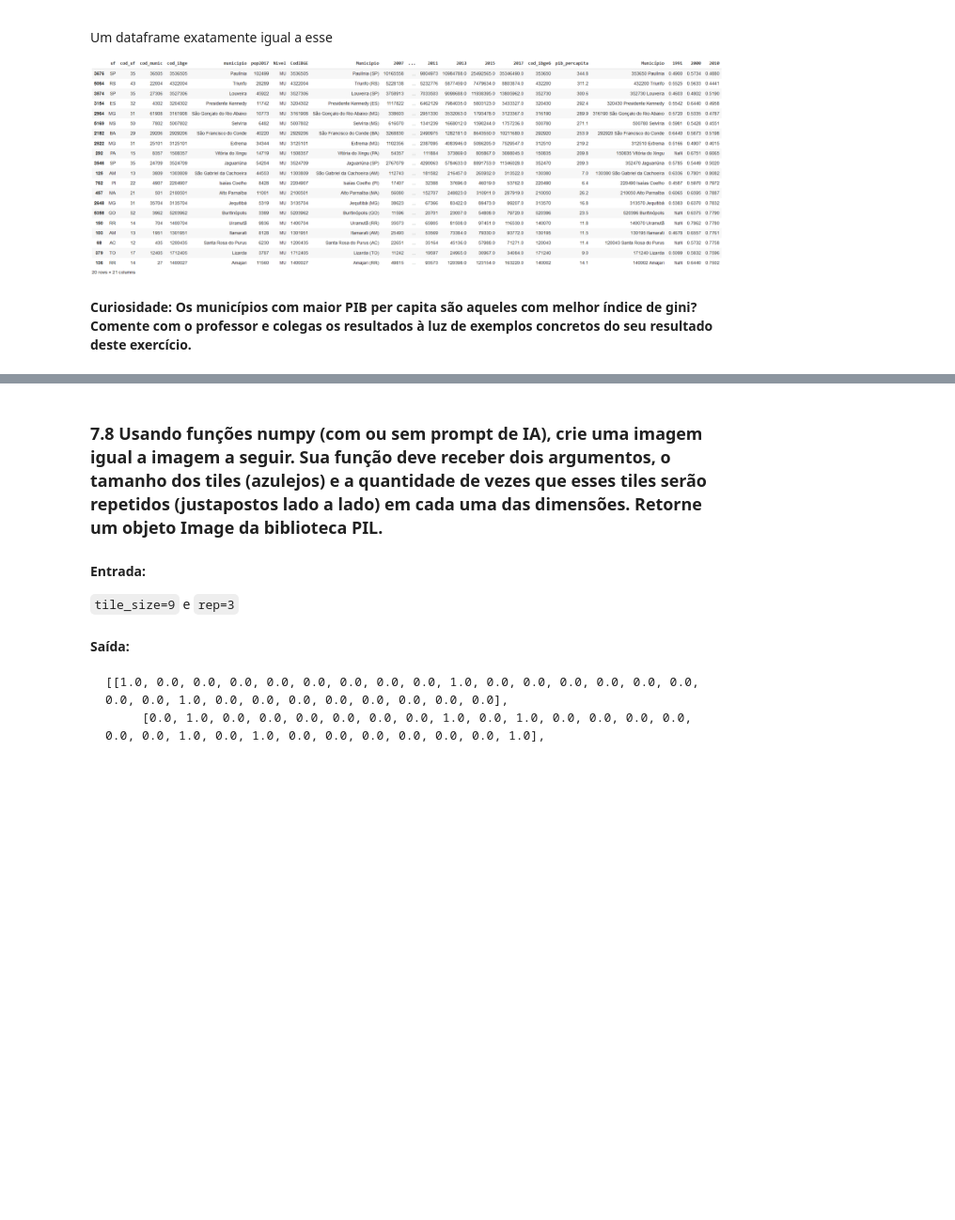
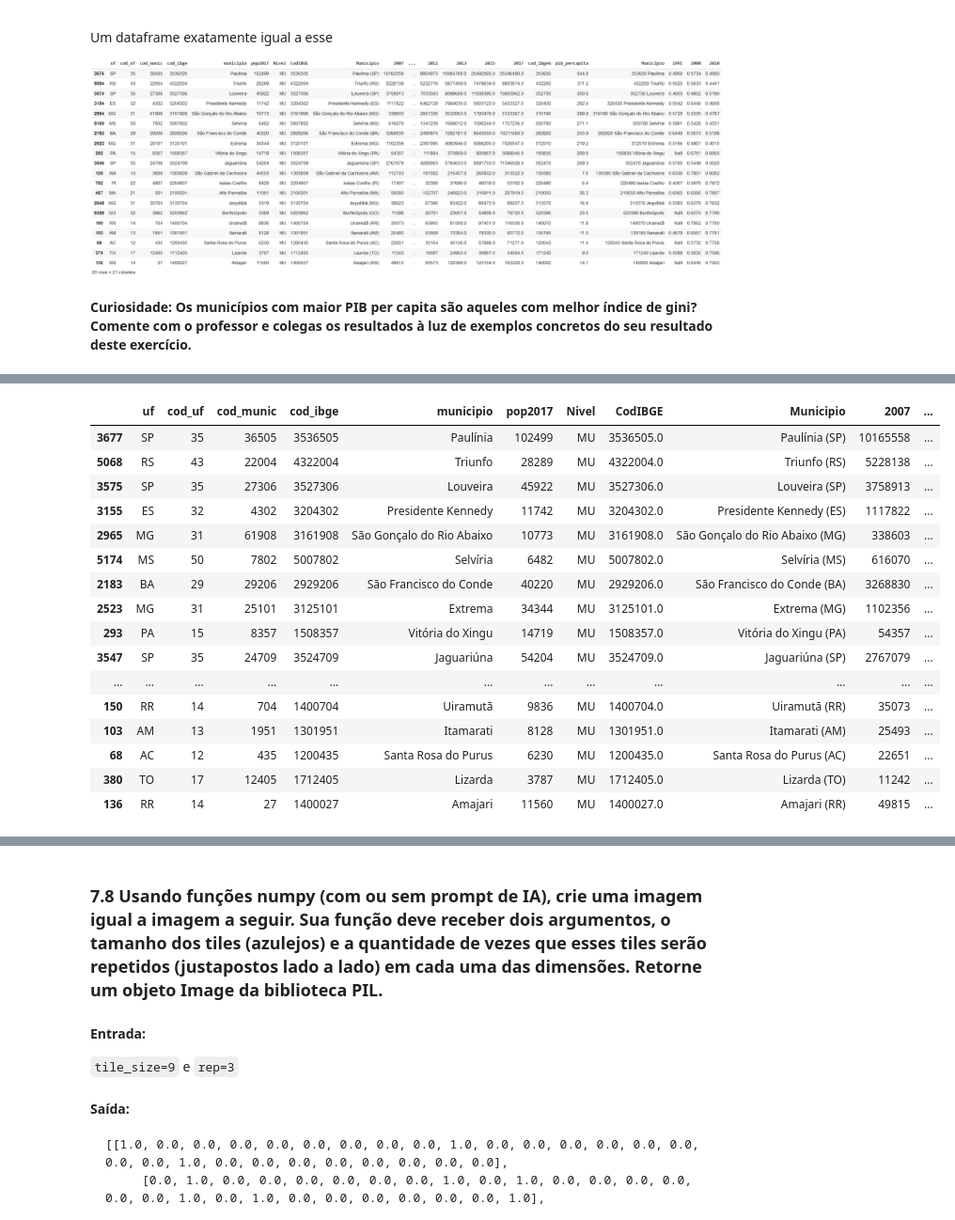
Before and after one commit to EdudardoM/skills-introduction-to-github, a Jupyter notebook: Exercicios/Aula7_Exercicio.ipynb, the cells around one changed output, grey strips where cells are left out. Shown at 94% size. Cells and saved outputs as stored; diff of their text form; code cells hidden in the pictures; blank space fills up the shorter version.

```diff
--- a/Exercicios/Aula7_Exercicio.ipynb
+++ b/Exercicios/Aula7_Exercicio.ipynb
@@ -239,3 +275,67 @@ Um dataframe exatamente igual a esse
 ![image.png](embedded-picture-1)
 
 #### Curiosidade: Os municípios com maior PIB per capita são aqueles com melhor índice de gini? Comente com o professor e colegas os resultados à luz de exemplos concretos do seu resultado deste exercício.
+# %%
+# prompt: Crie um códido (não é uma função) que leia três argumentos de entrada na forma de arquivos em urls:
+# O primeiro argumento: arquivo excel, deve ser lido na url 'https://github.com/alexlopespereira/mba_enap/raw/main/data/originais/pib/pib_municipios.xlsx',  sheet_name = 0, e ser atribuido a um dataframe de nome pib, a coluna CodIBGE deve ser string(dtype), excluir ultima linha (Fonte);
+# O segundo arquimento: arquivo excel, deve ser lido na url 'https://github.com/alexlopespereira/mba_enap/raw/refs/heads/main/data/originais/populacao/estimativa_dou_2017.xlsx,
+# sheet_name = 0, e ser atribuido a um dataframe de nome estima, a coluna cod_ibge deve ser string;
+# Terceiro argumento: arquivo csv deve ser lido na url
+# 'https://github.com/alexlopespereira/mba_enap/raw/refs/heads/main/data/originais/gini/ginibr.csv'
+# decodificação utf-8, transformar '-' e '...' em nan, separador ';', e ser atribuido ao um dataframe de nome gini, (skiprow=2) e (skipfooter=2)
+# No dataframe gini criar uma nova coluna chamada cod_ibge6 com os 6 primeiros digitos da coluna Município
+# No dataframe estima criar uma nova coluna chamada cod_ibge6 com os 6 primeiros digitos da coluna cod_ibge
+# No dataframe pib criar uma nova coluna chamada cod_ibge6 com os 6 primeiros digitos da coluna CodIBGE
+# Realizar o merge com os dataframes estima e pib na coluna cod_ìbge6, mantendo as colunas de estima a esquerda, chamar dataframe de dfm
+# Realizar o merge com os dataframes dfm e gini na coluna cod_ibge6, mantendo as colunas de dfm a esquerda, chamar dataframe de final
+# Mover a coluna cod_ibge6 no dataframe final para o lado direito da coluna "2017"
+# Criar coluna pib_percapita com os valores da divisão dos dados da coluna 2017 pelo dados da coluna pop2017
+# A coluna pib_percapita deve estar a direita da coluna cod_ibge6 e ser arredondada para uma casa decimal
+# Retornar um dataframe com os 10 municípios com maiores pib_percapita e os 10 municípios com maiores indices de gini em 2010
+
+!pip install openpyxl
+
+import pandas as pd
+import numpy as np
+
+# Leitura dos arquivos
+pib = pd.read_excel('https://github.com/alexlopespereira/mba_enap/raw/main/data/originais/pib/pib_municipios.xlsx', sheet_name=0)
+pib['CodIBGE'] = pib['CodIBGE'].astype(str)
+pib = pib[:-1]
+
+estima = pd.read_excel('https://github.com/alexlopespereira/mba_enap/raw/refs/heads/main/data/originais/populacao/estimativa_dou_2017.xlsx', sheet_name=0)
+estima['cod_ibge'] = estima['cod_ibge'].astype(str)
+
+gini = pd.read_csv('https://github.com/alexlopespereira/mba_enap/raw/refs/heads/main/data/originais/gini/ginibr.csv', encoding='utf-8', sep=';', skiprows=2, skipfooter=2, na_values=['-', '...'], engine='python')
+
+
+# Criação das colunas cod_ibge6
+pib['cod_ibge6'] = pib['CodIBGE'].str[:6]
+estima['cod_ibge6'] = estima['cod_ibge'].str[:6]
+gini['cod_ibge6'] = gini['Município'].str[:6]
+
+# Merge dos dataframes
+dfm = pd.merge(estima, pib, on='cod_ibge6', how='left')
+final = pd.merge(dfm, gini, on='cod_ibge6', how='left')
+
+# Mover a coluna cod_ibge6
+col = final.pop('cod_ibge6')
+final.insert(final.columns.get_loc('2017') + 1, col.name, col)
+
+# Criar coluna pib_percapita
+final['pib_percapita'] = (final['2017'] / final['pop2017']).round(1)
+
+# Mover a coluna pib_percapita
+col = final.pop('pib_percapita')
+final.insert(final.columns.get_loc('cod_ibge6') + 1, col.name, col)
+
+
+# Ordenar e selecionar os 10 municípios com maiores pib_percapita e índice de gini
+maiores_pib = final.sort_values(by='pib_percapita', ascending=False).head(10)
+maiores_gini = final.sort_values(by='2010', ascending=False).head(10)
+
+# Concatenar os dataframes
+resultado_final = pd.concat([maiores_pib, maiores_gini])
+
+resultado_final
+# %% [output]
@@ -241,0 +344,17 @@ Um dataframe exatamente igual a esse
+|  | uf | cod_uf | cod_munic | cod_ibge | municipio | pop2017 | Nivel | CodIBGE | Municipio | 2007 | ... |
+| 3677 | SP | 35 | 36505 | 3536505 | Paulínia | 102499 | MU | 3536505.0 | Paulínia (SP) | 10165558 | ... |
+| 5068 | RS | 43 | 22004 | 4322004 | Triunfo | 28289 | MU | 4322004.0 | Triunfo (RS) | 5228138 | ... |
+| 3575 | SP | 35 | 27306 | 3527306 | Louveira | 45922 | MU | 3527306.0 | Louveira (SP) | 3758913 | ... |
+| 3155 | ES | 32 | 4302 | 3204302 | Presidente Kennedy | 11742 | MU | 3204302.0 | Presidente Kennedy (ES) | 1117822 | ... |
+| 2965 | MG | 31 | 61908 | 3161908 | São Gonçalo do Rio Abaixo | 10773 | MU | 3161908.0 | São Gonçalo do Rio Abaixo (MG) | 338603 | ... |
+| 5174 | MS | 50 | 7802 | 5007802 | Selvíria | 6482 | MU | 5007802.0 | Selvíria (MS) | 616070 | ... |
+| 2183 | BA | 29 | 29206 | 2929206 | São Francisco do Conde | 40220 | MU | 2929206.0 | São Francisco do Conde (BA) | 3268830 | ... |
+| 2523 | MG | 31 | 25101 | 3125101 | Extrema | 34344 | MU | 3125101.0 | Extrema (MG) | 1102356 | ... |
+| 293 | PA | 15 | 8357 | 1508357 | Vitória do Xingu | 14719 | MU | 1508357.0 | Vitória do Xingu (PA) | 54357 | ... |
+| 3547 | SP | 35 | 24709 | 3524709 | Jaguariúna | 54204 | MU | 3524709.0 | Jaguariúna (SP) | 2767079 | ... |
+| ... | ... | ... | ... | ... | ... | ... | ... | ... | ... | ... | ... |
+| 150 | RR | 14 | 704 | 1400704 | Uiramutã | 9836 | MU | 1400704.0 | Uiramutã (RR) | 35073 | ... |
+| 103 | AM | 13 | 1951 | 1301951 | Itamarati | 8128 | MU | 1301951.0 | Itamarati (AM) | 25493 | ... |
+| 68 | AC | 12 | 435 | 1200435 | Santa Rosa do Purus | 6230 | MU | 1200435.0 | Santa Rosa do Purus (AC) | 22651 | ... |
+| 380 | TO | 17 | 12405 | 1712405 | Lizarda | 3787 | MU | 1712405.0 | Lizarda (TO) | 11242 | ... |
+| 136 | RR | 14 | 27 | 1400027 | Amajari | 11560 | MU | 1400027.0 | Amajari (RR) | 49815 | ... |
```
Also changed, not shown: parts of 7 cells of this notebook.
